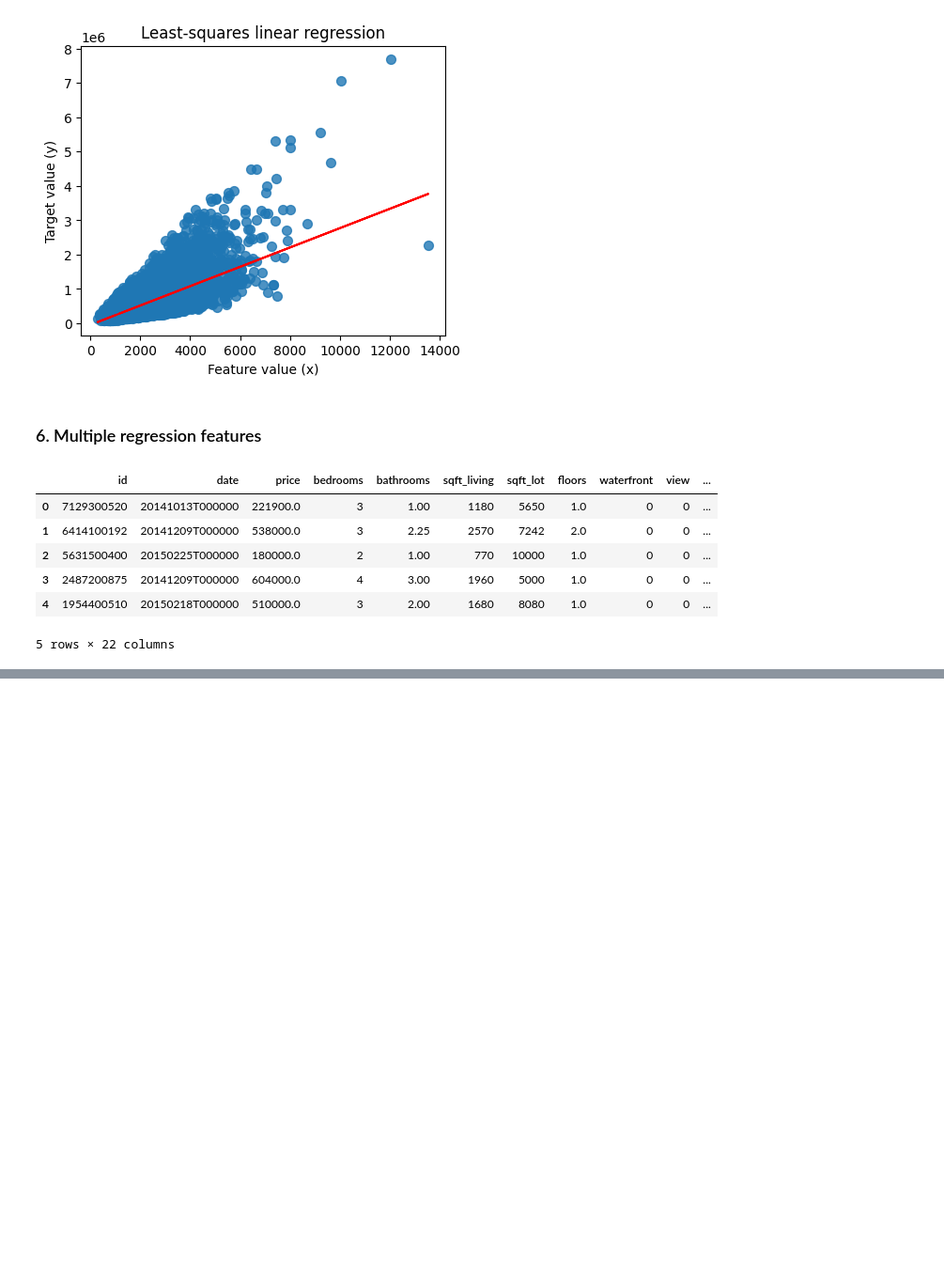
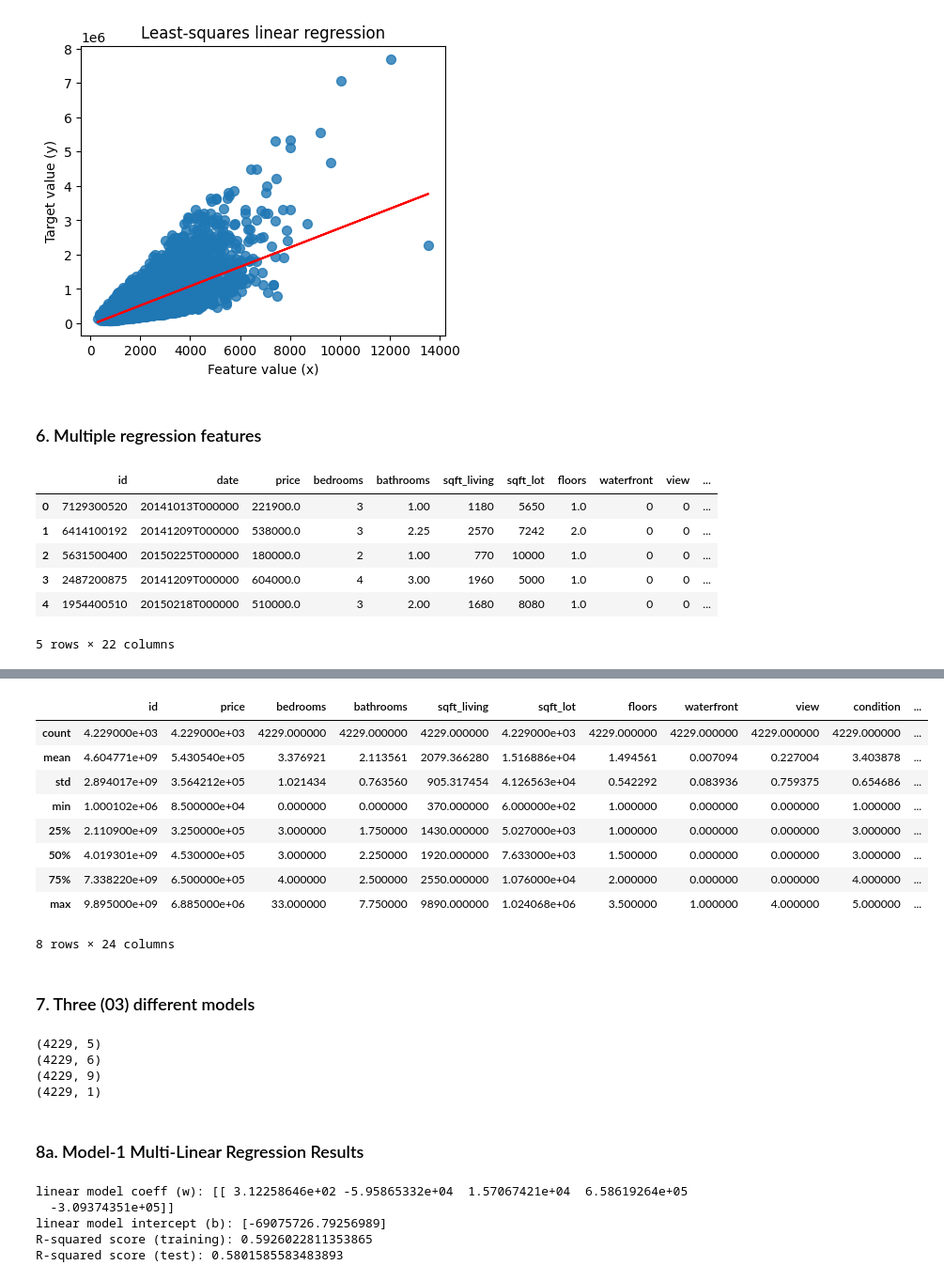
Before and after one commit to syedmeesamali/CourseraPlus, a Jupyter notebook: 1_ML_Combined_Courses/Course/1_LinReg/Week-2/Pandas_Multi-Reg_House_quiz.ipynb, the cells around one changed output, grey strips where cells are left out. Shown at 94% size. Cells and saved outputs as stored; diff of their text form; code cells hidden in the pictures; blank space fills up the shorter version.

Commit message:
Multiple-regression - DONE in Pandas

```diff
--- a/1_ML_Combined_Courses/Course/1_LinReg/Week-2/Pandas_Multi-Reg_House_quiz.ipynb
+++ b/1_ML_Combined_Courses/Course/1_LinReg/Week-2/Pandas_Multi-Reg_House_quiz.ipynb
@@ -85,0 +67,16 @@ house_train[my_features].head()
+# %%
+# Add other three additional columns also
+house_test['bedroom_squared'] = house_test['bedrooms'] * house_test['bedrooms']
+#Bed-bathroom multiple
+house_train['bed_bath_rooms'] = house_train['bedrooms'] * house_train['bathrooms']
+house_test['bed_bath_rooms'] = house_test['bedrooms'] * house_test['bathrooms']
+
+#Log-sqft living
+house_train['log_sqft_living'] = np.log(house_train['sqft_living'])
+house_test['log_sqft_living'] = np.log(house_test['sqft_living'])
+
+#Latitude + Longitude
+house_train['lat_plus_long'] = house_train['lat'] + house_train['long']
+house_test['lat_plus_long'] = house_test['lat'] + house_test['long']
+
+house_test.head(5)
@@ -85,0 +91,15 @@ house_train[my_features].head()
+# %%
+display(house_test.describe())
+# %% [output]
+|  | id | price | bedrooms | bathrooms | sqft_living | sqft_lot | floors | waterfront | view | condition | ... |
+| count | 4.229000e+03 | 4.229000e+03 | 4229.000000 | 4229.000000 | 4229.000000 | 4.229000e+03 | 4229.000000 | 4229.000000 | 4229.000000 | 4229.000000 | ... |
+| mean | 4.604771e+09 | 5.430540e+05 | 3.376921 | 2.113561 | 2079.366280 | 1.516886e+04 | 1.494561 | 0.007094 | 0.227004 | 3.403878 | ... |
+| std | 2.894017e+09 | 3.564212e+05 | 1.021434 | 0.763560 | 905.317454 | 4.126563e+04 | 0.542292 | 0.083936 | 0.759375 | 0.654686 | ... |
+| min | 1.000102e+06 | 8.500000e+04 | 0.000000 | 0.000000 | 370.000000 | 6.000000e+02 | 1.000000 | 0.000000 | 0.000000 | 1.000000 | ... |
+| 25% | 2.110900e+09 | 3.250000e+05 | 3.000000 | 1.750000 | 1430.000000 | 5.027000e+03 | 1.000000 | 0.000000 | 0.000000 | 3.000000 | ... |
+| 50% | 4.019301e+09 | 4.530000e+05 | 3.000000 | 2.250000 | 1920.000000 | 7.633000e+03 | 1.500000 | 0.000000 | 0.000000 | 3.000000 | ... |
+| 75% | 7.338220e+09 | 6.500000e+05 | 4.000000 | 2.500000 | 2550.000000 | 1.076000e+04 | 2.000000 | 0.000000 | 0.000000 | 4.000000 | ... |
+| max | 9.895000e+09 | 6.885000e+06 | 33.000000 | 7.750000 | 9890.000000 | 1.024068e+06 | 3.500000 | 1.000000 | 4.000000 | 5.000000 | ... |
+8 rows × 24 columns
+# %% [markdown]
+### 7. Three (03) different models
@@ -85,0 +123,29 @@ house_train[my_features].head()
+# %%
+print(X_test_house_m1.shape)
+print(X_test_house_m2.shape)
+print(X_test_house_m3.shape)
+print(y_test_shaped_m.shape)
+# %% [output]
+(4229, 5)
+(4229, 6)
+(4229, 9)
+(4229, 1)
+# %% [markdown]
+### 8a. Model-1 Multi-Linear Regression Results
+# %%
+linreg_multi_house_m1 = LinearRegression()
+linreg_multi_house_m1.fit(X_train_house_m1, y_train_shaped_m)
+print('linear model coeff (w): {}'
+     .format(linreg_multi_house_m1.coef_))
+print('linear model intercept (b): {}'
+     .format(linreg_multi_house_m1.intercept_))
+print('R-squared score (training): {}'
+     .format(linreg_multi_house_m1.score(X_train_house_m1, y_train_shaped_m)))
+print('R-squared score (test): {}'
+     .format(linreg_multi_house_m1.score(X_test_house_m1, y_test_shaped_m)))
+# %% [output]
+linear model coeff (w): [[ 3.12258646e+02 -5.95865332e+04  1.57067421e+04  6.58619264e+05
+  -3.09374351e+05]]
+linear model intercept (b): [-69075726.79256989]
+R-squared score (training): 0.5926022811353865
+R-squared score (test): 0.5801585583483893
```
Also changed, not shown: parts of 8 cells of this notebook.
